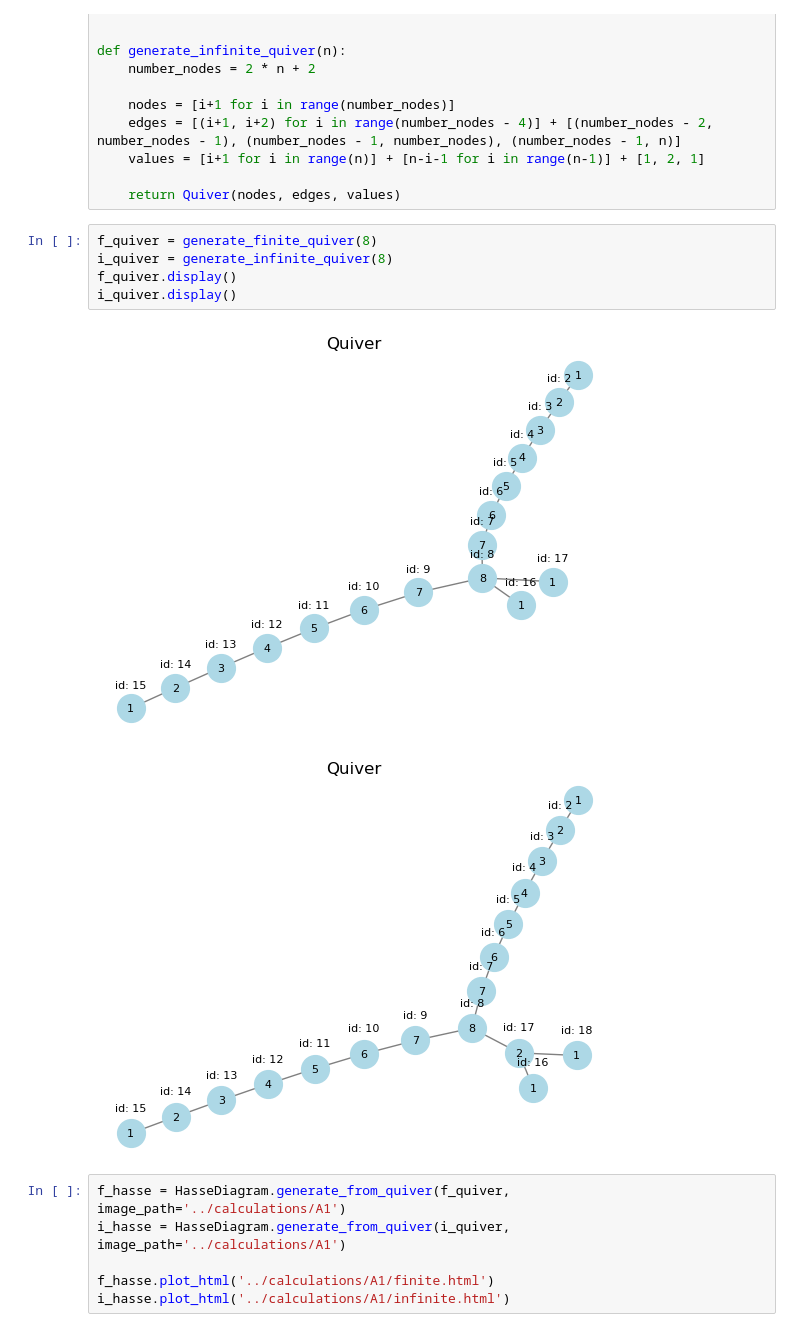
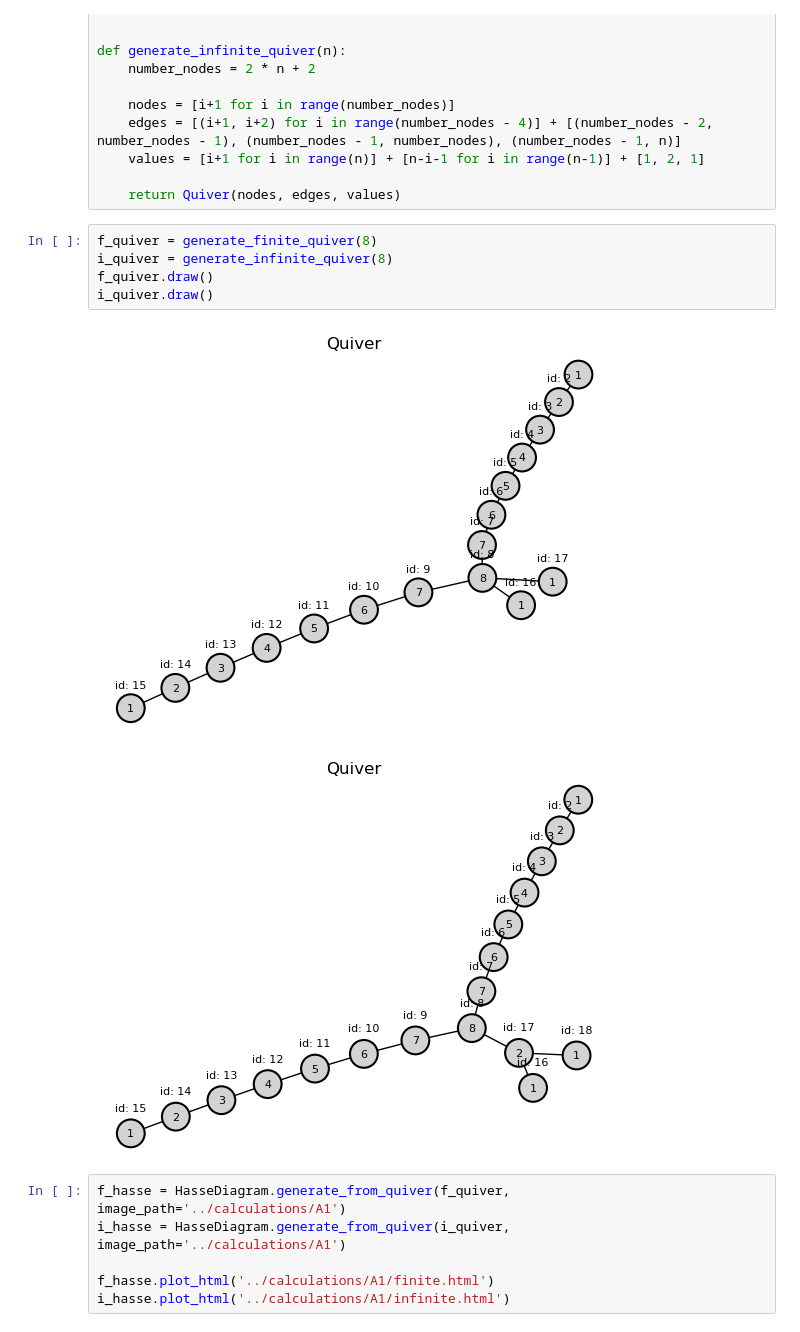
Before and after one commit to ccmfb/magnetic_quivers, a Jupyter notebook: calculations/A1/A1.ipynb, the cells around one changed output. Cells and saved outputs as stored; diff of their text form.

```diff
--- a/calculations/A1/A1.ipynb
+++ b/calculations/A1/A1.ipynb
@@ -27,11 +27,11 @@ def generate_infinite_quiver(n):
 # %%
 f_quiver = generate_finite_quiver(8)
 i_quiver = generate_infinite_quiver(8)
-f_quiver.display()
-i_quiver.display()
+f_quiver.draw()
+i_quiver.draw()
 # %% [output]
-[figure, old version]
+[figure, new version]
-[figure, old version]
+[figure, new version]
 # %%
 f_hasse = HasseDiagram.generate_from_quiver(f_quiver, image_path='../calculations/A1')
 i_hasse = HasseDiagram.generate_from_quiver(i_quiver, image_path='../calculations/A1')
```
Also changed, not shown: 5 other files.
